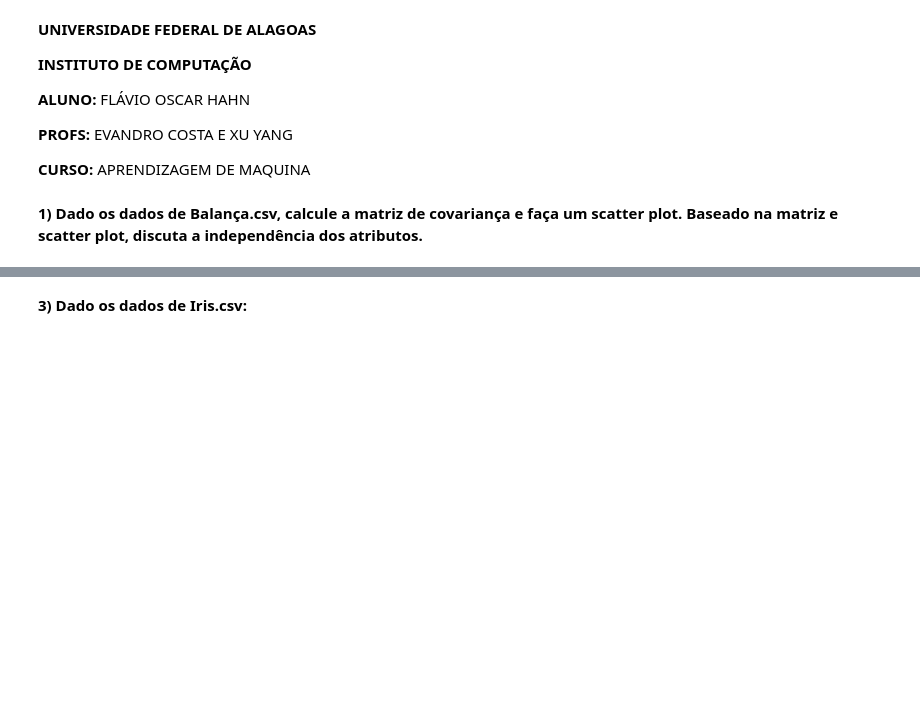
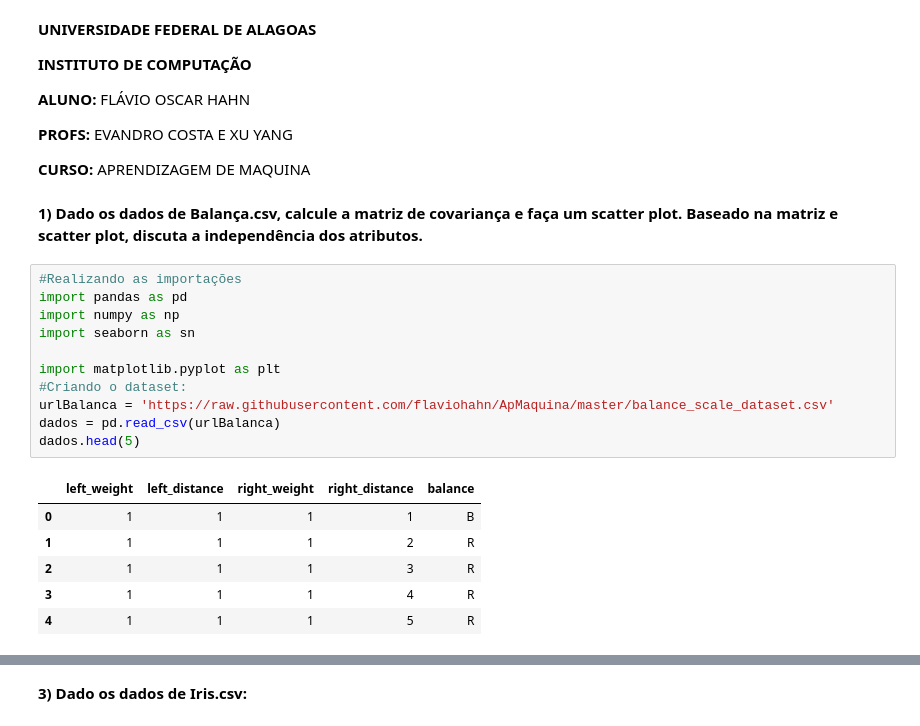
Before and after one commit to flaviohahn/ApMaquina, a Jupyter notebook: Prova_AM.ipynb, the cells around one changed output, grey strips where cells are left out. Saved outputs shown, nothing was run; the diff lists cells and outputs as text; blank space fills up the shorter version.

```diff
--- a/Prova_AM.ipynb
+++ b/Prova_AM.ipynb
@@ -12,3 +12,21 @@
 **CURSO:** APRENDIZAGEM DE MAQUINA
 # %% [markdown]
 **1) Dado os dados de Balança.csv, calcule a matriz de covariança e faça um scatter plot. Baseado na matriz e scatter plot, discuta a independência dos atributos.**
+# %%
+#Realizando as importações
+import pandas as pd
+import numpy as np
+import seaborn as sn
+
+import matplotlib.pyplot as plt
+#Criando o dataset:
+urlBalanca = 'https://raw.githubusercontent.com/flaviohahn/ApMaquina/master/balance_scale_dataset.csv'
+dados = pd.read_csv(urlBalanca)
+dados.head(5)
+# %% [output]
+|  | left_weight | left_distance | right_weight | right_distance | balance |
+| 0 | 1 | 1 | 1 | 1 | B |
+| 1 | 1 | 1 | 1 | 2 | R |
+| 2 | 1 | 1 | 1 | 3 | R |
+| 3 | 1 | 1 | 1 | 4 | R |
+| 4 | 1 | 1 | 1 | 5 | R |
```
Also changed, not shown: parts of 11 cells of this notebook.
